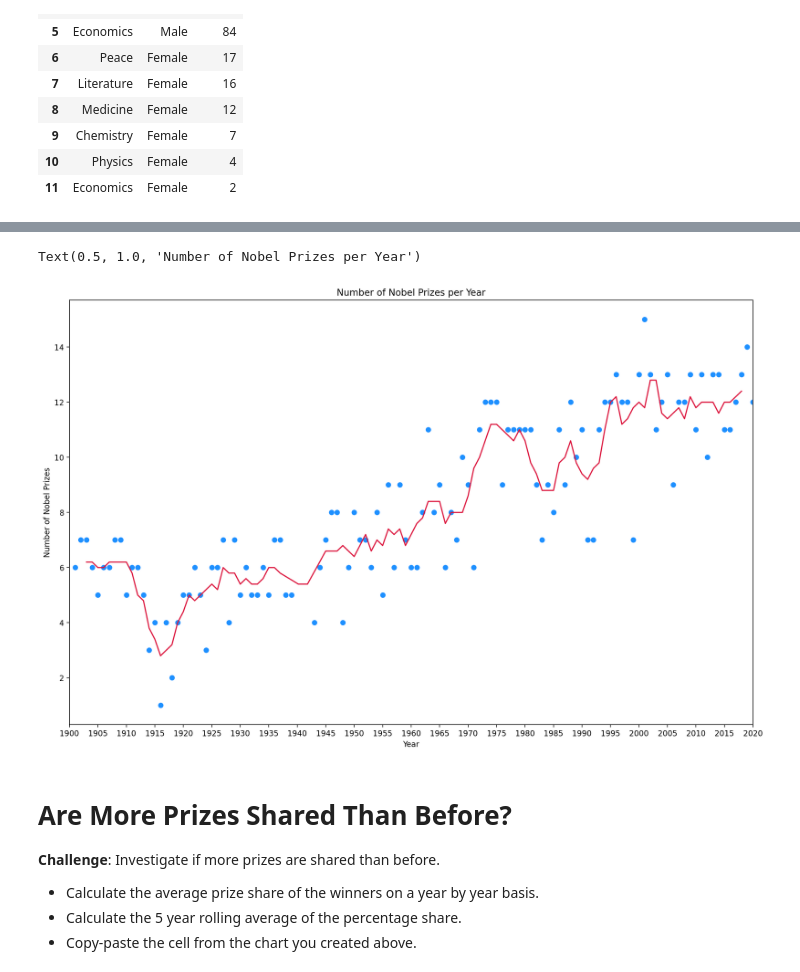
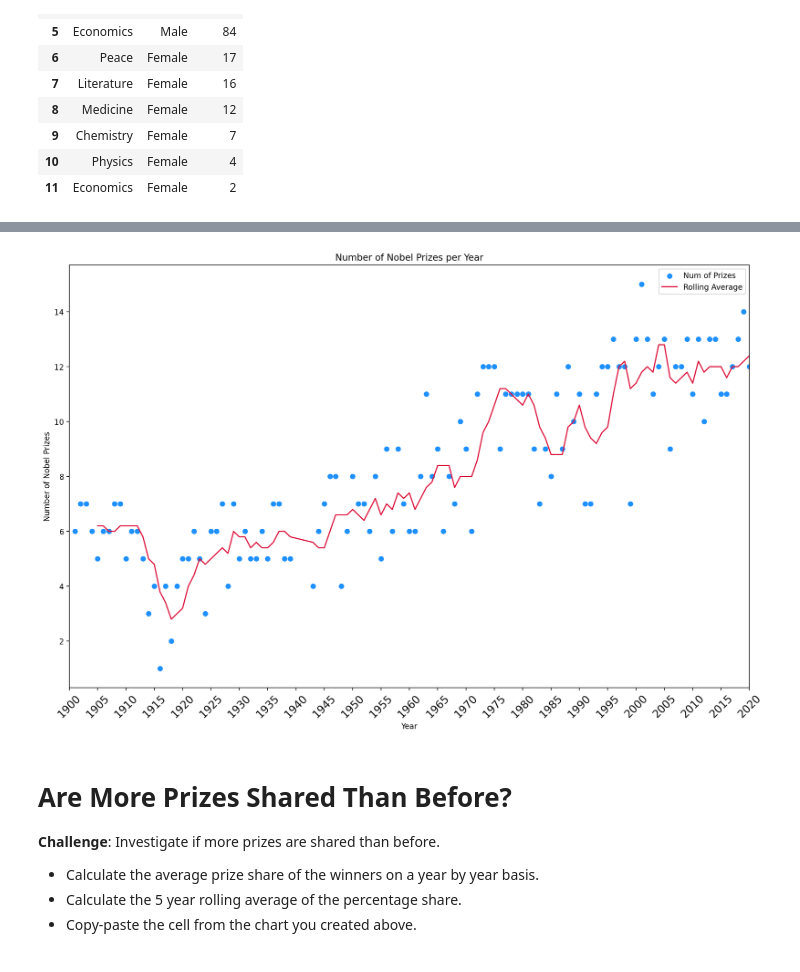
Before and after one commit to fkajose/100-Days-of-Code, a Jupyter notebook: 079-Nobel-prize-analysis/Nobel_Prize_Analysis.ipynb, the cells around one changed output, grey strips where cells are left out. Saved outputs shown, nothing was run; the diff lists cells and outputs as text; code cells hidden in the pictures.

Commit message:
Day 79: Plot share percentage plots

```diff
--- a/079-Nobel-prize-analysis/Nobel_Prize_Analysis.ipynb
+++ b/079-Nobel-prize-analysis/Nobel_Prize_Analysis.ipynb
@@ -394,6 +394,6 @@ fig.update_layout(xaxis_title="Nobel Prize Category", yaxis_title="Number of Pri
 * Looking at the chart, did the first and second world wars have an impact on the number of prizes being given out?
 * What could be the reason for the trend in the chart?
 # %%
-year_count = df_data.year.value_counts().reset_index().sort_values("year")
+year_count = df_data.year.value_counts().sort_index()
 year_count
 # %% [output]
@@ -430,17 +430,15 @@ year_rolling
 # %%
 plt.figure(figsize=(16, 10), dpi=200)
-plt.scatter(x=year_count.year, y=year_count["count"], c="dodgerblue")
-plt.plot(year_rolling.year, year_rolling["count"], color="crimson")
-plt.xticks(ticks=np.arange(1900, 2025, 5))
+plt.scatter(x=year_count.index, y=year_count, c="dodgerblue", label="Num of Prizes")
+plt.plot(year_rolling.index, year_rolling, color="crimson", label="Rolling Average")
+plt.xticks(ticks=np.arange(1900, 2025, 5), fontsize=14, rotation=45)
 plt.xlim(1900, 2020)
 plt.xlabel("Year")
 plt.ylabel("Number of Nobel Prizes")
 plt.title("Number of Nobel Prizes per Year")
-# plt.legend(["", ""])
-# type(year_count["count"])
+plt.legend()
 # %% [output]
-Text(0.5, 1.0, 'Number of Nobel Prizes per Year')
-[figure, old version]
+[figure, new version]
 # %% [markdown]
 # Are More Prizes Shared Than Before?
 
```
Also changed, not shown: parts of 6 cells of this notebook.
